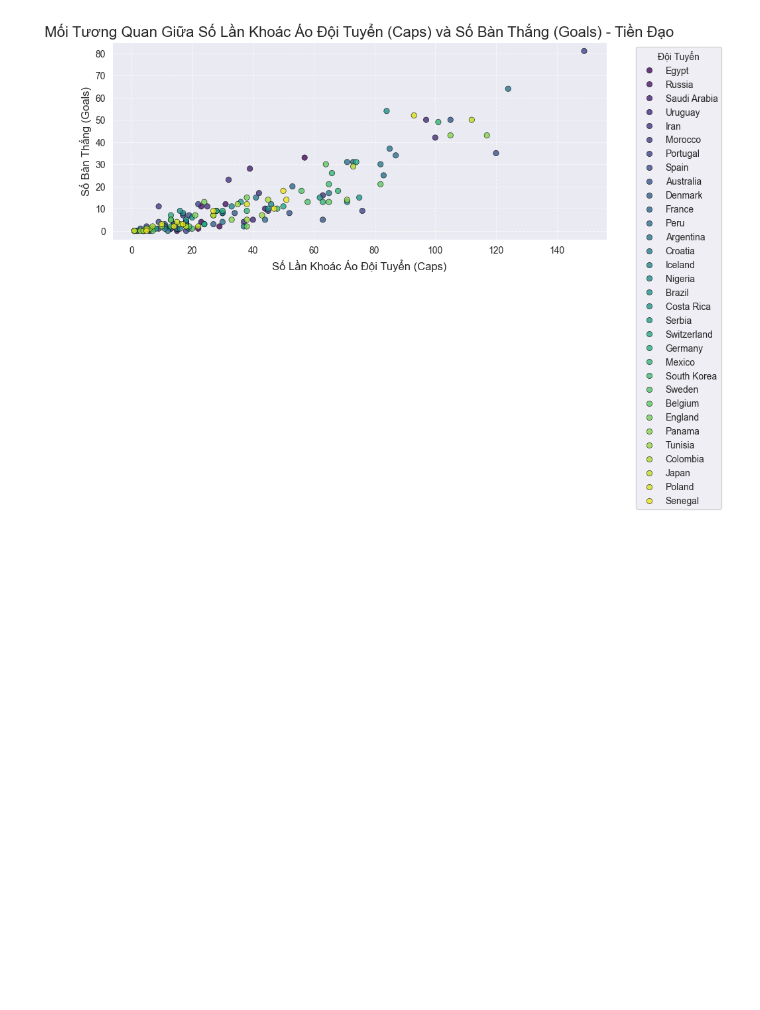
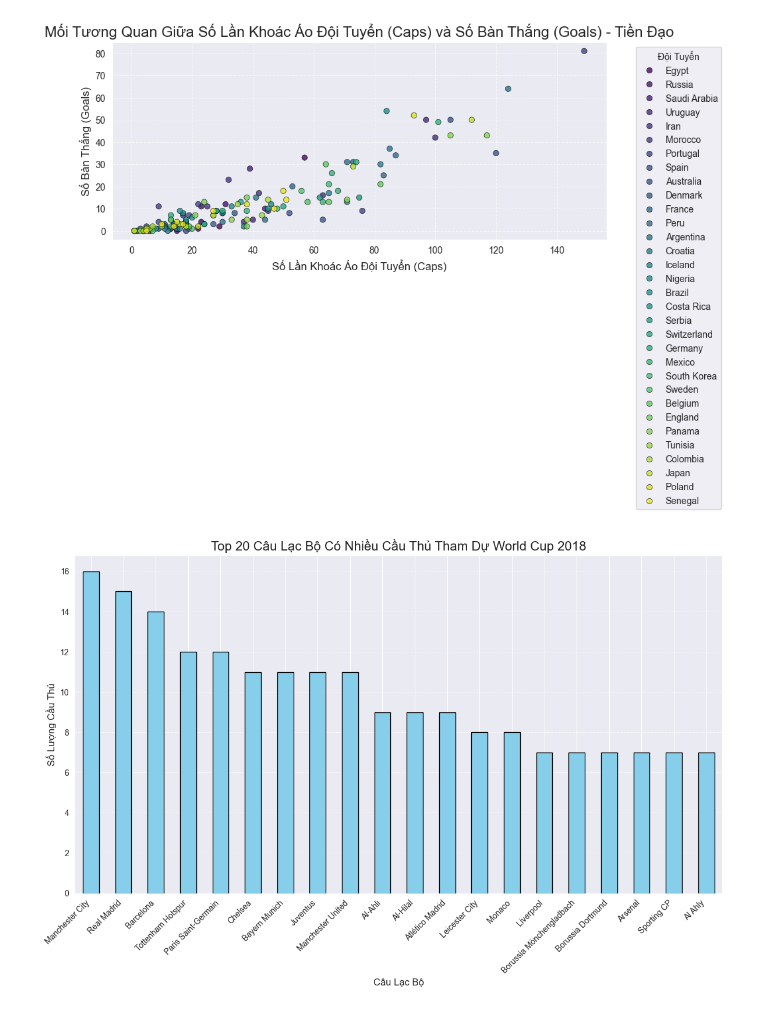
Before and after one commit to nguyenan1601/nhom1, a Jupyter notebook: main.ipynb, the cells around one changed output. Cells and saved outputs as stored; diff of their text form; code cells hidden in the pictures; blank space fills up the shorter version.

Commit message:
add chart

```diff
--- a/main.ipynb
+++ b/main.ipynb
@@ -77,3 +78,20 @@ plt.tight_layout()
 plt.show()
 # %% [output]
 [figure]
+# %%
+club_counts = df["Club"].value_counts().head(20)  # Lấy top 20 câu lạc bộ
+
+# Tạo bar chart
+plt.figure(figsize=(12, 8))
+club_counts.plot(kind="bar", color="skyblue", edgecolor="black")
+plt.title("Top 20 Câu Lạc Bộ Có Nhiều Cầu Thủ Tham Dự World Cup 2018", fontsize=16)
+plt.xlabel("Câu Lạc Bộ", fontsize=12)
+plt.ylabel("Số Lượng Cầu Thủ", fontsize=12)
+plt.xticks(rotation=45, ha="right")  # Xoay nhãn trục x để dễ đọc
+plt.grid(axis="y", linestyle="--", alpha=0.7)
+
+# Hiển thị biểu đồ
+plt.tight_layout()
+plt.show()
+# %% [output]
+[figure, added]
```
Also changed, not shown: parts of 1 cell of this notebook.
